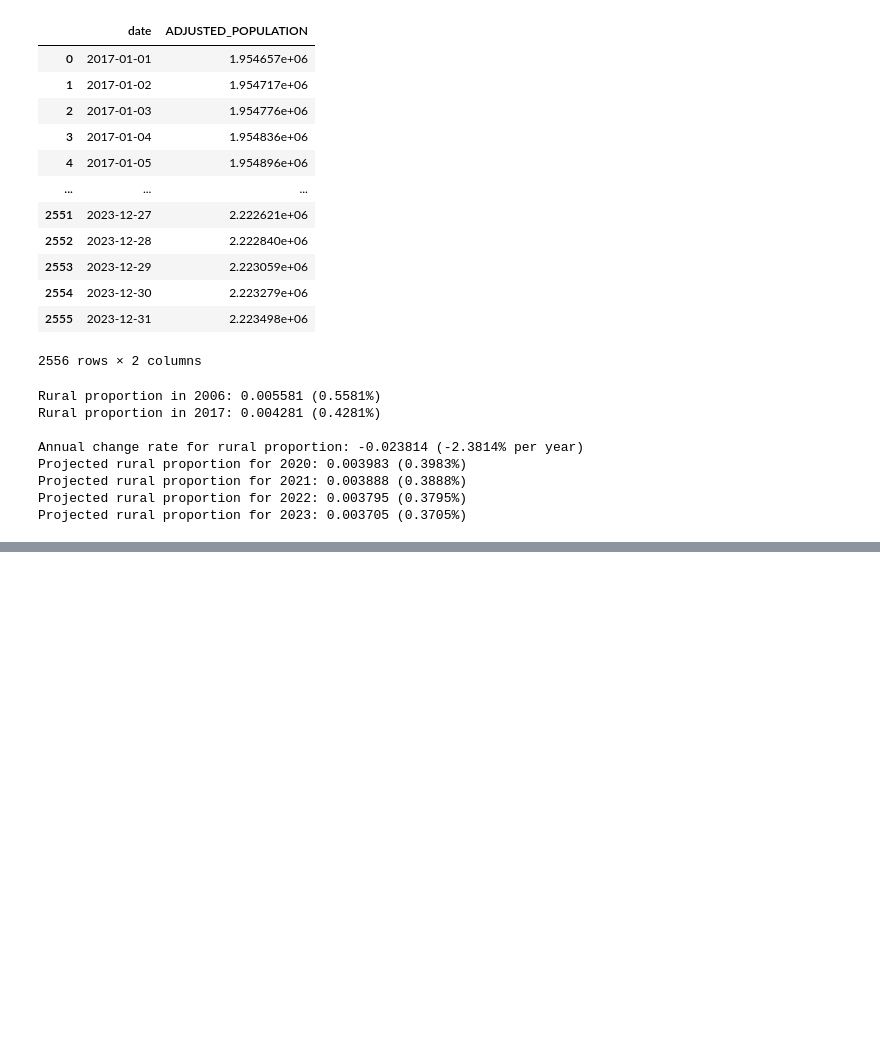
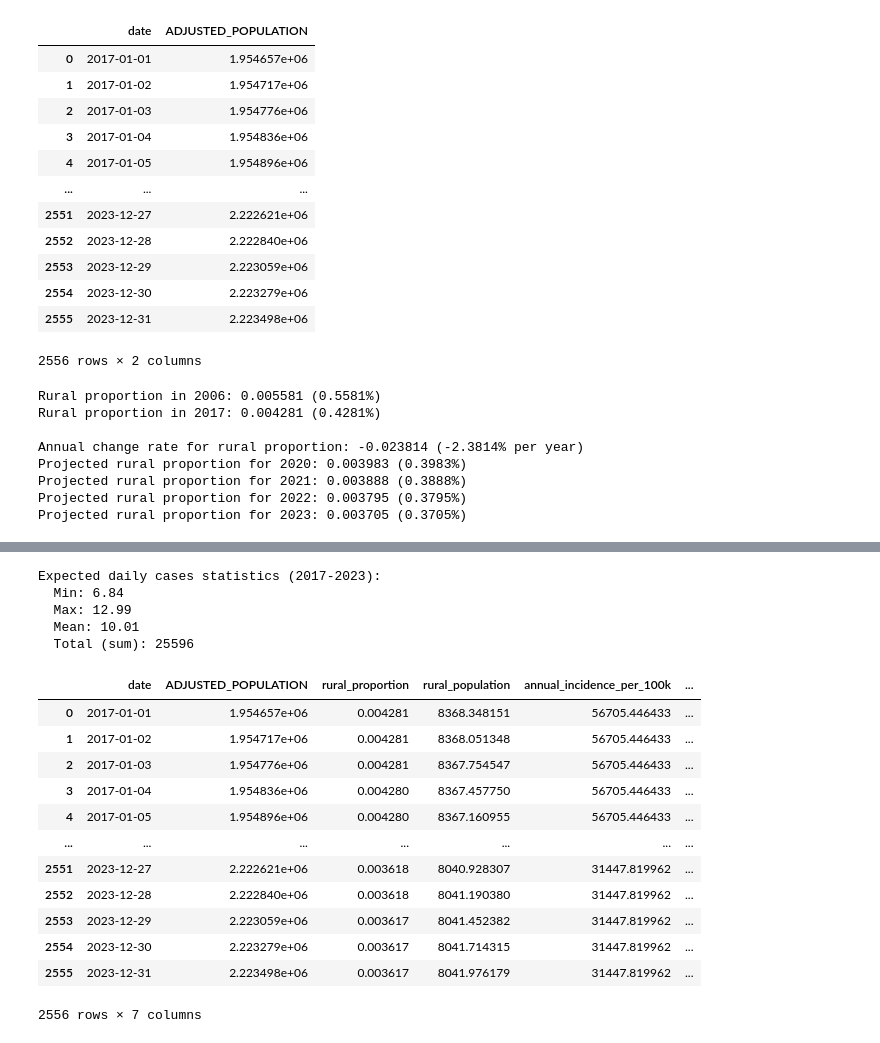
Before and after one commit to RaphaLevy/Study_on_malaria_dynamics_v2, a Jupyter notebook: data_files/notebooks/Manaus_Population_Correction.ipynb, the cells around one changed output, grey strips where cells are left out. Saved outputs shown, nothing was run; the diff lists cells and outputs as text; code cells hidden in the pictures; blank space fills up the shorter version.

```diff
--- a/data_files/notebooks/Manaus_Population_Correction.ipynb
+++ b/data_files/notebooks/Manaus_Population_Correction.ipynb
@@ -462,0 +592,34 @@ Projected rural proportion for 2023: 0.003705 (0.3705%)
+# %%
+# ============================================
+# CALCULATE EXPECTED DAILY CASES
+# ============================================
+
+# Expected cases = daily_incidence_rate * rural_population
+pop_data_clean['expected_daily_cases'] = pop_data_clean['daily_incidence_rate'] * pop_data_clean['rural_population']
+
+print(f"\nExpected daily cases statistics (2017-2023):")
+print(f"  Min: {pop_data_clean['expected_daily_cases'].min():.2f}")
+print(f"  Max: {pop_data_clean['expected_daily_cases'].max():.2f}")
+print(f"  Mean: {pop_data_clean['expected_daily_cases'].mean():.2f}")
+print(f"  Total (sum): {pop_data_clean['expected_daily_cases'].sum():.0f}")
+
+pop_data_clean
+# %% [output]
+Expected daily cases statistics (2017-2023):
+  Min: 6.84
+  Max: 12.99
+  Mean: 10.01
+  Total (sum): 25596
+|  | date | ADJUSTED_POPULATION | rural_proportion | rural_population | annual_incidence_per_100k | ... |
+| 0 | 2017-01-01 | 1.954657e+06 | 0.004281 | 8368.348151 | 56705.446433 | ... |
+| 1 | 2017-01-02 | 1.954717e+06 | 0.004281 | 8368.051348 | 56705.446433 | ... |
+| 2 | 2017-01-03 | 1.954776e+06 | 0.004281 | 8367.754547 | 56705.446433 | ... |
+| 3 | 2017-01-04 | 1.954836e+06 | 0.004280 | 8367.457750 | 56705.446433 | ... |
+| 4 | 2017-01-05 | 1.954896e+06 | 0.004280 | 8367.160955 | 56705.446433 | ... |
+| ... | ... | ... | ... | ... | ... | ... |
+| 2551 | 2023-12-27 | 2.222621e+06 | 0.003618 | 8040.928307 | 31447.819962 | ... |
+| 2552 | 2023-12-28 | 2.222840e+06 | 0.003618 | 8041.190380 | 31447.819962 | ... |
+| 2553 | 2023-12-29 | 2.223059e+06 | 0.003617 | 8041.452382 | 31447.819962 | ... |
+| 2554 | 2023-12-30 | 2.223279e+06 | 0.003617 | 8041.714315 | 31447.819962 | ... |
+| 2555 | 2023-12-31 | 2.223498e+06 | 0.003617 | 8041.976179 | 31447.819962 | ... |
+2556 rows × 7 columns
```
Also changed, not shown: parts of 6 cells of this notebook.
